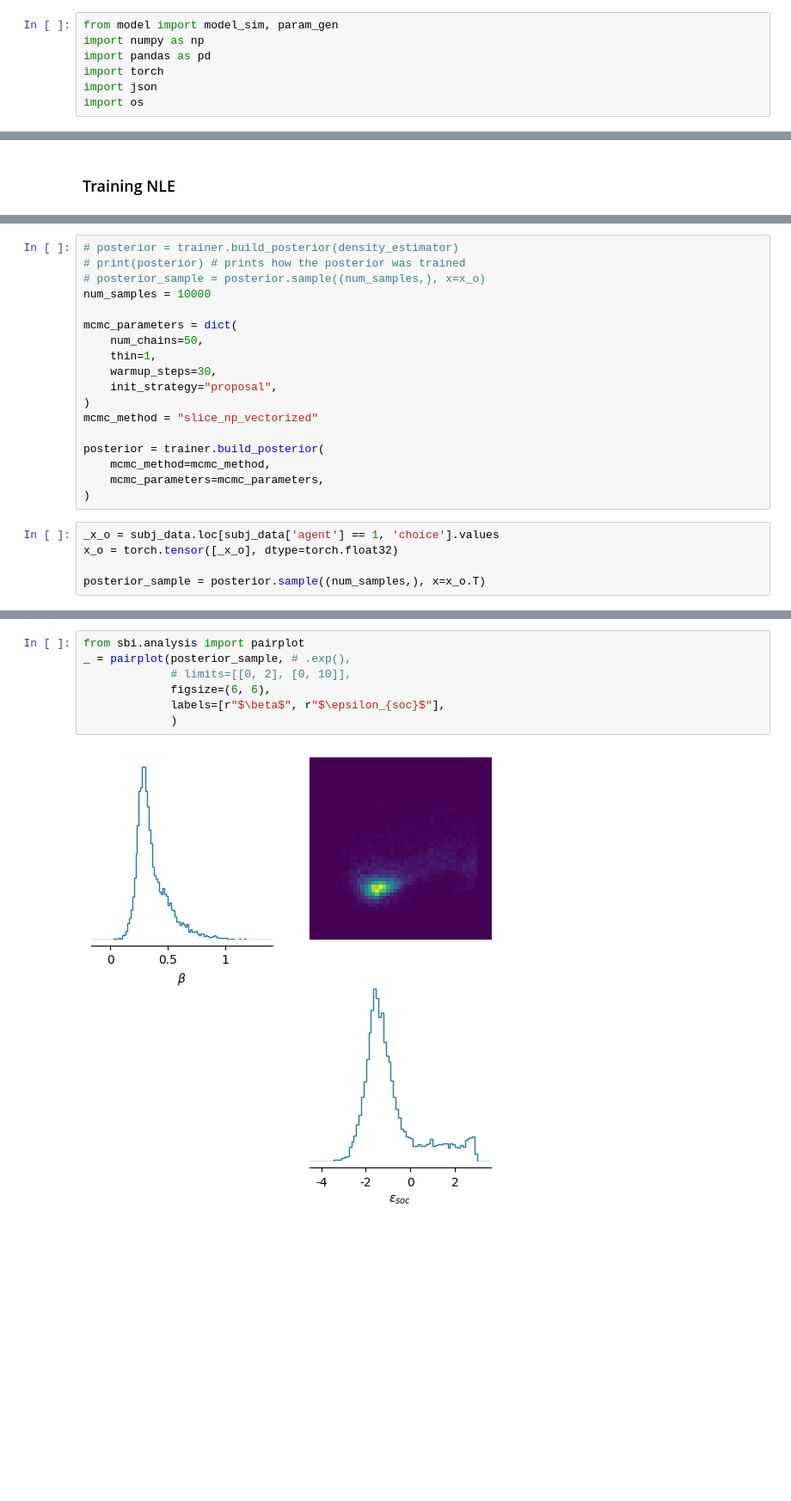
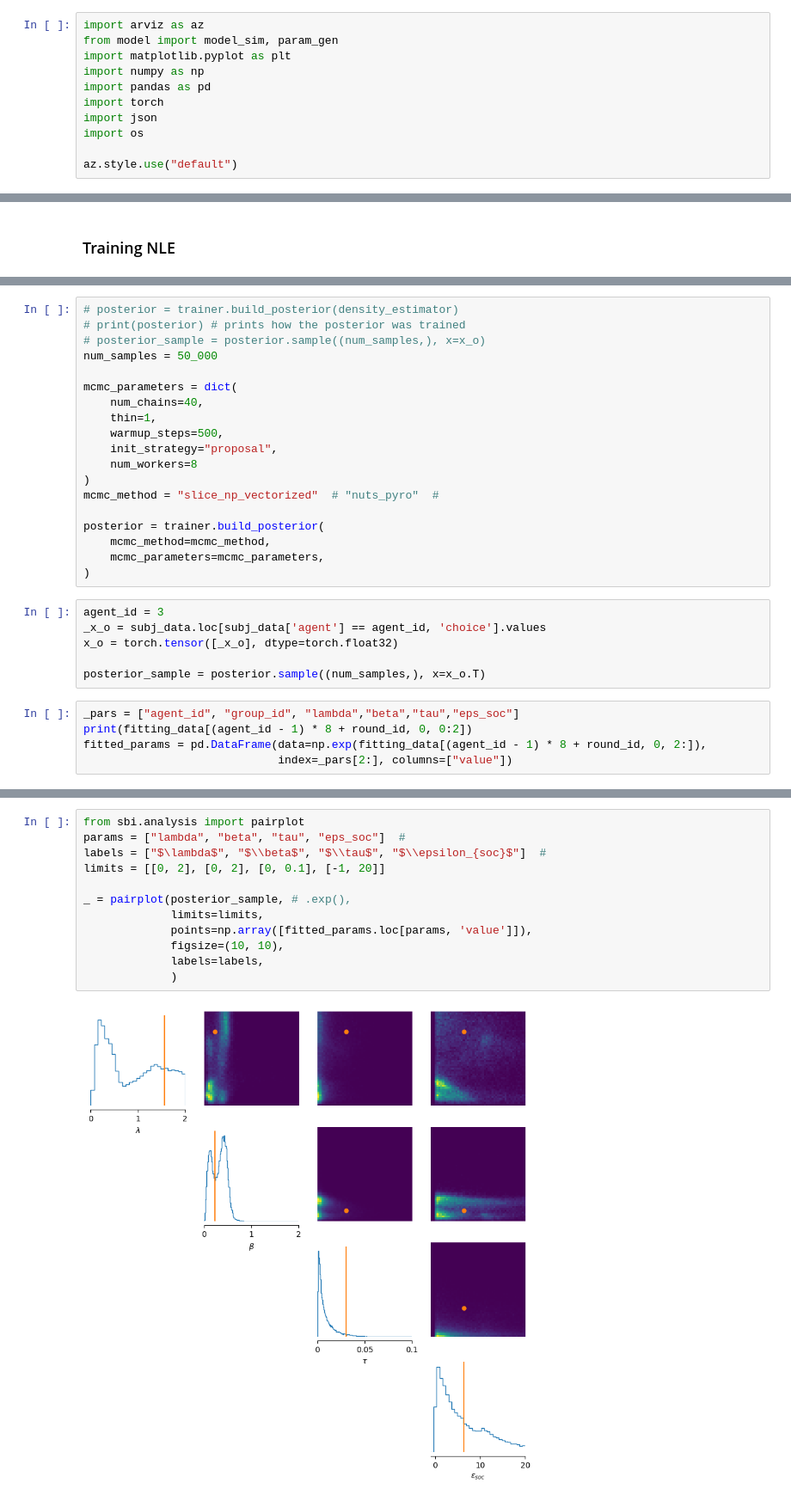
Before and after one commit to vagechirkov/socialGeneralizationSBI, a Jupyter notebook: sbi.ipynb, the cells around one changed output, grey strips where cells are left out. Shown at 86% size. Cells and saved outputs as stored; diff of their text form; blank space fills up the shorter version.

Commit message:
simulation-based inference pipeline for one subject one round: improve priors and mcmc sampling

```diff
--- a/sbi.ipynb
+++ b/sbi.ipynb
@@ -4,12 +4,16 @@
 # %%
 #!which python
 # %%
+import arviz as az
 from model import model_sim, param_gen
+import matplotlib.pyplot as plt
 import numpy as np
 import pandas as pd
 import torch
 import json
 import os
+
+az.style.use("default")
 # %%
 subj_data_all = pd.read_csv("./Data/e1_data.csv")
 group_id = 0
@@ -149,22 +157,29 @@ density_estimator = estimator.train()
 # posterior = trainer.build_posterior(density_estimator)
 # print(posterior) # prints how the posterior was trained
 # posterior_sample = posterior.sample((num_samples,), x=x_o)
-num_samples = 10000
+num_samples = 50_000
 
 mcmc_parameters = dict(
-    num_chains=50,
+    num_chains=40,
     thin=1,
-    warmup_steps=30,
+    warmup_steps=500,
     init_strategy="proposal",
+    num_workers=8
 )
-mcmc_method = "slice_np_vectorized"
+mcmc_method = "slice_np_vectorized"  # "nuts_pyro"  #
 
 posterior = trainer.build_posterior(
     mcmc_method=mcmc_method,
     mcmc_parameters=mcmc_parameters,
 )
 # %%
-_x_o = subj_data.loc[subj_data['agent'] == 1, 'choice'].values
+agent_id = 3
+_x_o = subj_data.loc[subj_data['agent'] == agent_id, 'choice'].values
 x_o = torch.tensor([_x_o], dtype=torch.float32)
 
 posterior_sample = posterior.sample((num_samples,), x=x_o.T)
+# %%
+_pars = ["agent_id", "group_id", "lambda","beta","tau","eps_soc"]
+print(fitting_data[(agent_id - 1) * 8 + round_id, 0, 0:2])
+fitted_params = pd.DataFrame(data=np.exp(fitting_data[(agent_id - 1) * 8 + round_id, 0, 2:]),
+                             index=_pars[2:], columns=["value"])
@@ -171,10 +195,15 @@ posterior_sample = posterior.sample((num_samples,), x=x_o.T)
 # %%
 from sbi.analysis import pairplot
+params = ["lambda", "beta", "tau", "eps_soc"]  #
+labels = ["$\lambda$", "$\\beta$", "$\\tau$", "$\\epsilon_{soc}$"]  #
+limits = [[0, 2], [0, 2], [0, 0.1], [-1, 20]]
+
 _ = pairplot(posterior_sample, # .exp(),
-             # limits=[[0, 2], [0, 10]],
-             figsize=(6, 6),
-             labels=[r"$\beta$", r"$\epsilon_{soc}$"],
+             limits=limits,
+             points=np.array([fitted_params.loc[params, 'value']]),
+             figsize=(10, 10),
+             labels=labels,
              )
 # %% [output]
-[figure, old version]
+[figure, new version]
 # %%
```
Also changed, not shown: parts of 23 cells of this notebook.
